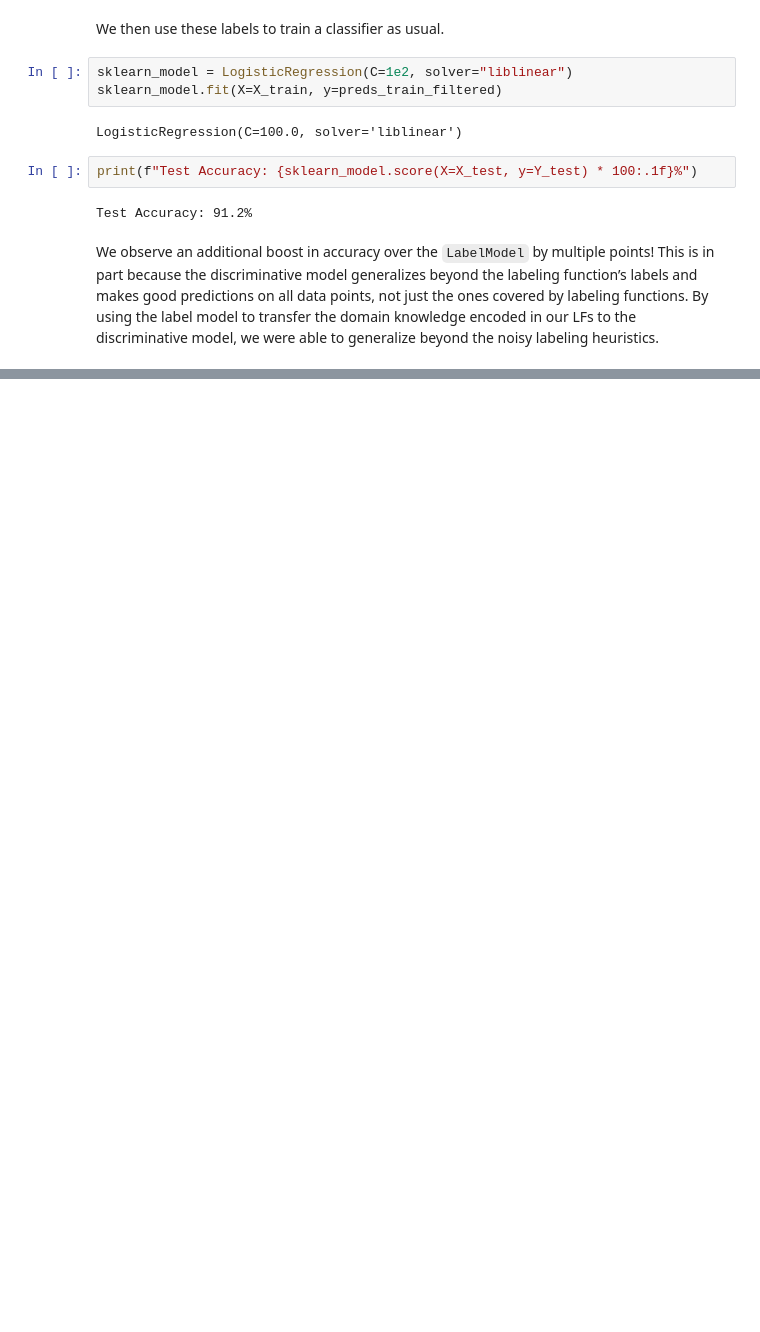
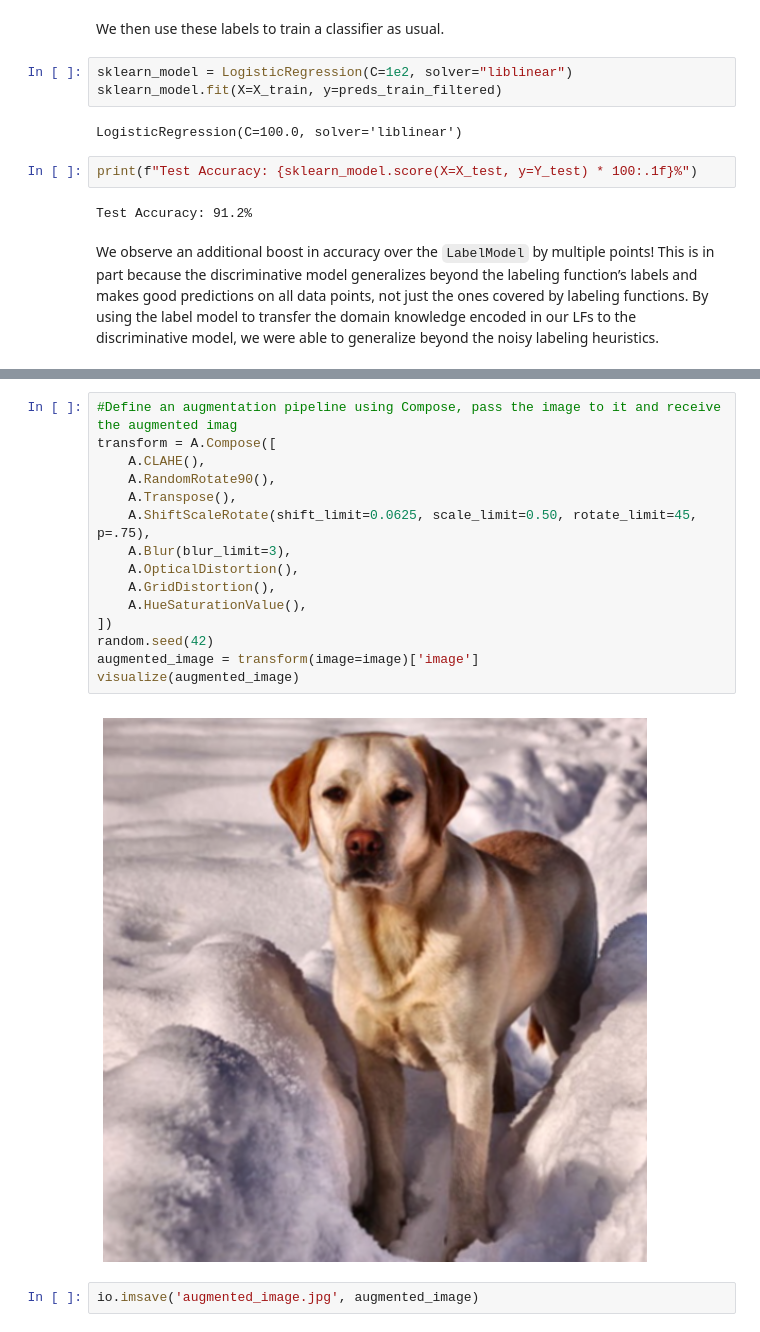
Before and after one commit to phonchi/nsysu-math6084, a Jupyter notebook: static_files/presentations/08_Dataset.ipynb, the cells around one changed output, grey strips where cells are left out. Cells and saved outputs as stored; diff of their text form; blank space fills up the shorter version.

```diff
--- a/static_files/presentations/08_Dataset.ipynb
+++ b/static_files/presentations/08_Dataset.ipynb
@@ -755,0 +804,19 @@ We observe an additional boost in accuracy over the `LabelModel` by multiple poi
+# %%
+#Define an augmentation pipeline using Compose, pass the image to it and receive the augmented imag
+transform = A.Compose([
+    A.CLAHE(),
+    A.RandomRotate90(),
+    A.Transpose(),
+    A.ShiftScaleRotate(shift_limit=0.0625, scale_limit=0.50, rotate_limit=45, p=.75),
+    A.Blur(blur_limit=3),
+    A.OpticalDistortion(),
+    A.GridDistortion(),
+    A.HueSaturationValue(),
+])
+random.seed(42)
+augmented_image = transform(image=image)['image']
+visualize(augmented_image)
+# %% [output]
+[figure, added]
+# %%
+io.imsave('augmented_image.jpg', augmented_image)
```
Also changed, not shown: parts of 12 cells of this notebook.
